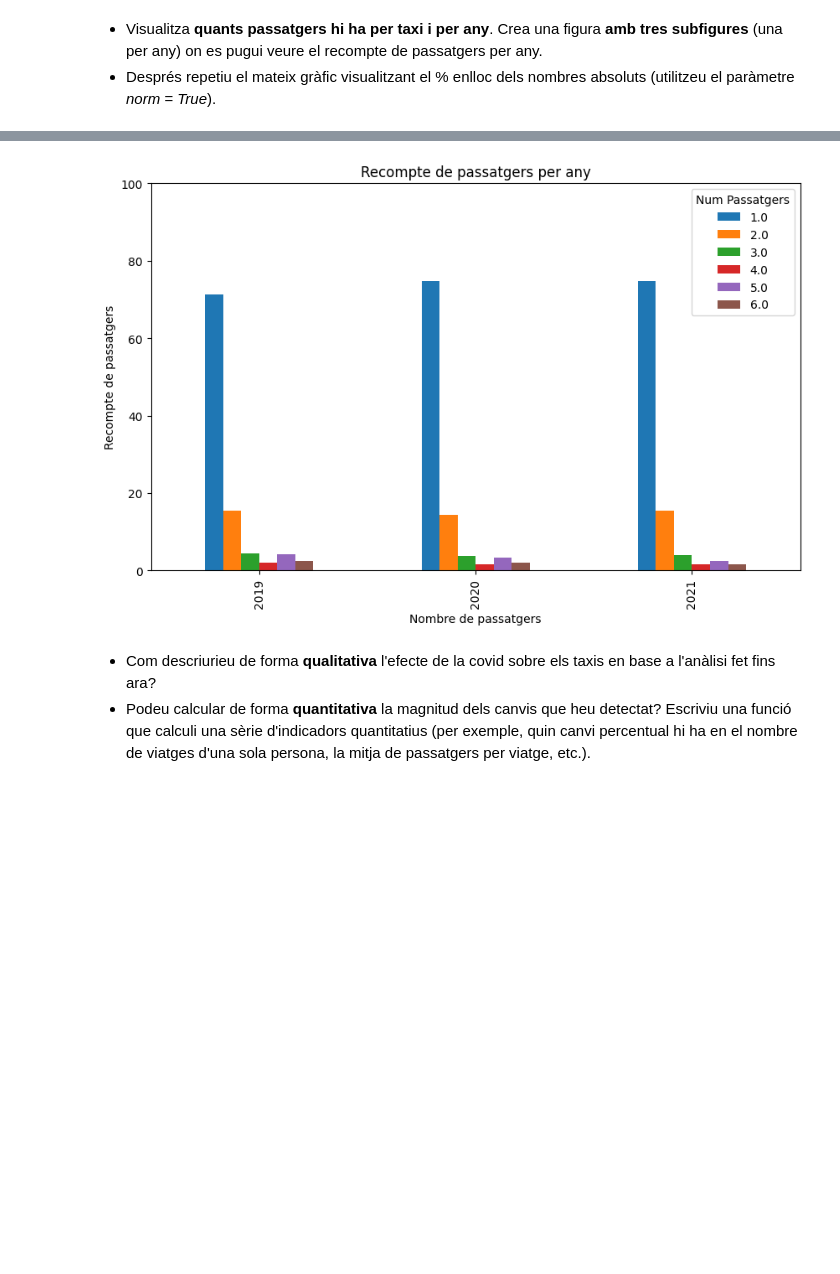
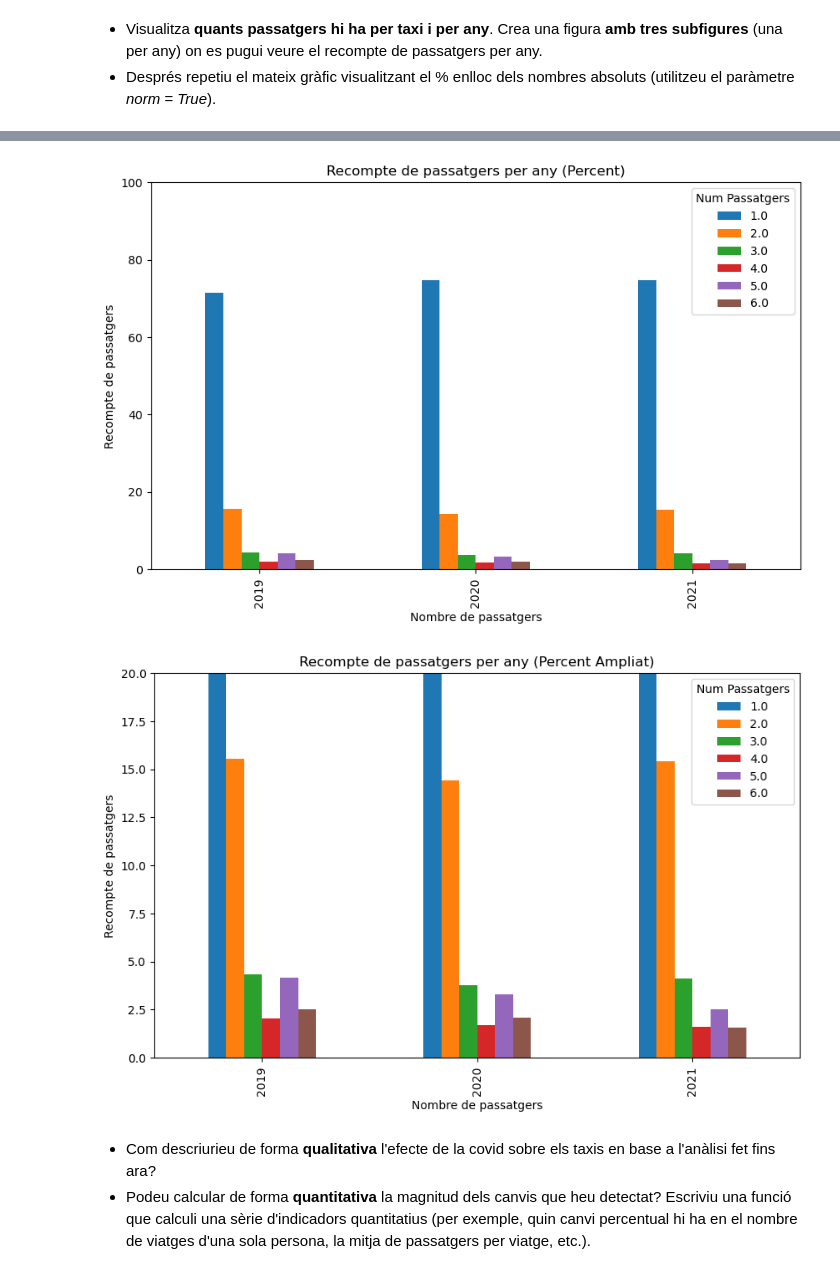
Before and after one commit to sudo-Itramplay/PracticaTNUI, a Jupyter notebook: Practica12025.ipynb, the cells around one changed output, grey strips where cells are left out. Drawn from its saved outputs; the diff is of its cells as text; code cells hidden in the pictures; blank space fills up the shorter version.

```diff
--- a/Practica12025.ipynb
+++ b/Practica12025.ipynb
@@ -493,11 +460,18 @@ passengers_taxi_year(df,
 # %%
 passengers_taxi_year(df,
                      (0, 100),
                      'Nombre de passatgers',
                      'Recompte de passatgers',
-                     'Recompte de passatgers per any', norm = True)
+                     'Recompte de passatgers per any (Percent)', norm = True)
+
+passengers_taxi_year(df,
+                     (0, 20),
+                     'Nombre de passatgers',
+                     'Recompte de passatgers',
+                     'Recompte de passatgers per any (Percent Ampliat)', norm = True)
 # %% [output]
-[figure, old version]
+[figure, new version]
+[figure, added]
 # %% [markdown]
 + Com descriurieu de forma **qualitativa** l'efecte de la covid sobre els taxis en base a l'anàlisi fet fins ara?
 + Podeu calcular de forma **quantitativa** la magnitud dels canvis que heu detectat? Escriviu una funció que calculi una sèrie d'indicadors quantitatius (per exemple, quin canvi percentual hi ha en el nombre de viatges d'una sola persona, la mitja de passatgers per viatge, etc.).
```
Also changed, not shown: parts of 9 cells of this notebook.
